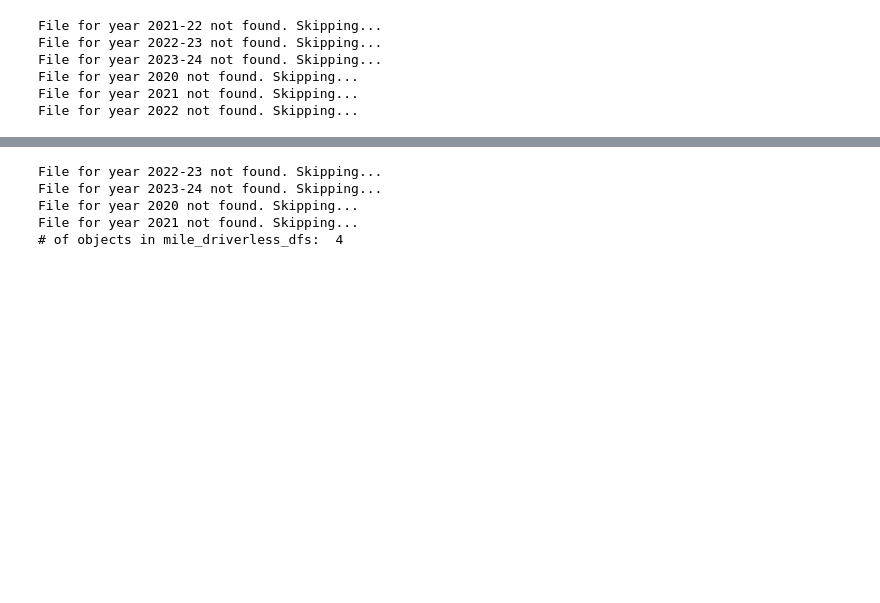
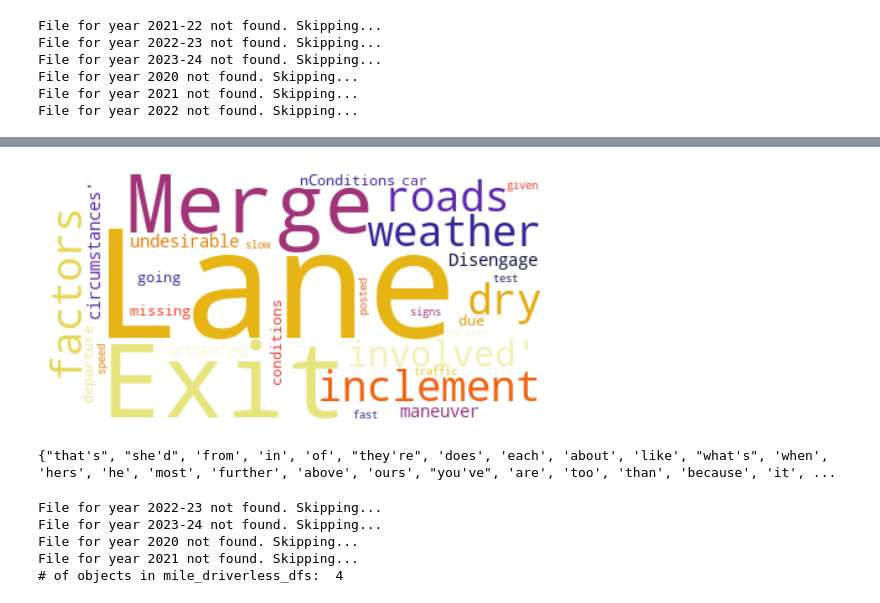
Before and after one commit to Kyle-Markwardt/self-driving-vehicles, a Jupyter notebook: main.ipynb, the cells around one changed output, grey strips where cells are left out. Saved outputs shown, nothing was run; the diff lists cells and outputs as text; code cells hidden in the pictures; blank space fills up the shorter version.

Commit message:
Word cloud

```diff
--- a/main.ipynb
+++ b/main.ipynb
@@ -204,0 +220,3 @@ combined_dis_df.head()
+# %%
+# Kyle - Reduce duplicates
+combined_dis_df["DISENGAGEMENT\nLOCATION\n(Interstate, Freeway, Highway, Rural Road, Street, or Parking Facility)"] = combined_dis_df["DISENGAGEMENT\nLOCATION\n(Interstate, Freeway, Highway, Rural Road, Street, or Parking Facility)"].str.upper()
@@ -205,3 +231,18 @@ combined_dis_df.head()
+# %%
+# Kyle - Word cloud of Disengagement descriptions
+text = combined_dis_df["DESCRIPTION OF FACTS CAUSING DISENGAGEMENT"].values
+
+stop_words = ["vehicle", "/n", "Non", "road"] + list(STOPWORDS)
+wordcloud = WordCloud(stopwords = stop_words, background_color="white", colormap="CMRmap").generate(str(text))
+plt.imshow(wordcloud, interpolation='bilinear')
+plt.axis("off")
+plt.show()
+# %% [output]
+[figure, added]
+# %%
+print(STOPWORDS)
+# %% [output]
+{"that's", "she'd", 'from', 'in', 'of', "they're", 'does', 'each', 'about', 'like', "what's", 'when', 'hers', 'he', 'most', 'further', 'above', 'ours', "you've", 'are', 'too', 'than', 'because', 'it', ...
 # %%
 # DB - Using the same process I used above, for Autonomous-Mileage-Reports-CSV-driverless.csv & Autonomous-Mileage-Reports-CSV-first-time-filers.csv
 # %%
```
Also changed, not shown: parts of 11 cells of this notebook.
